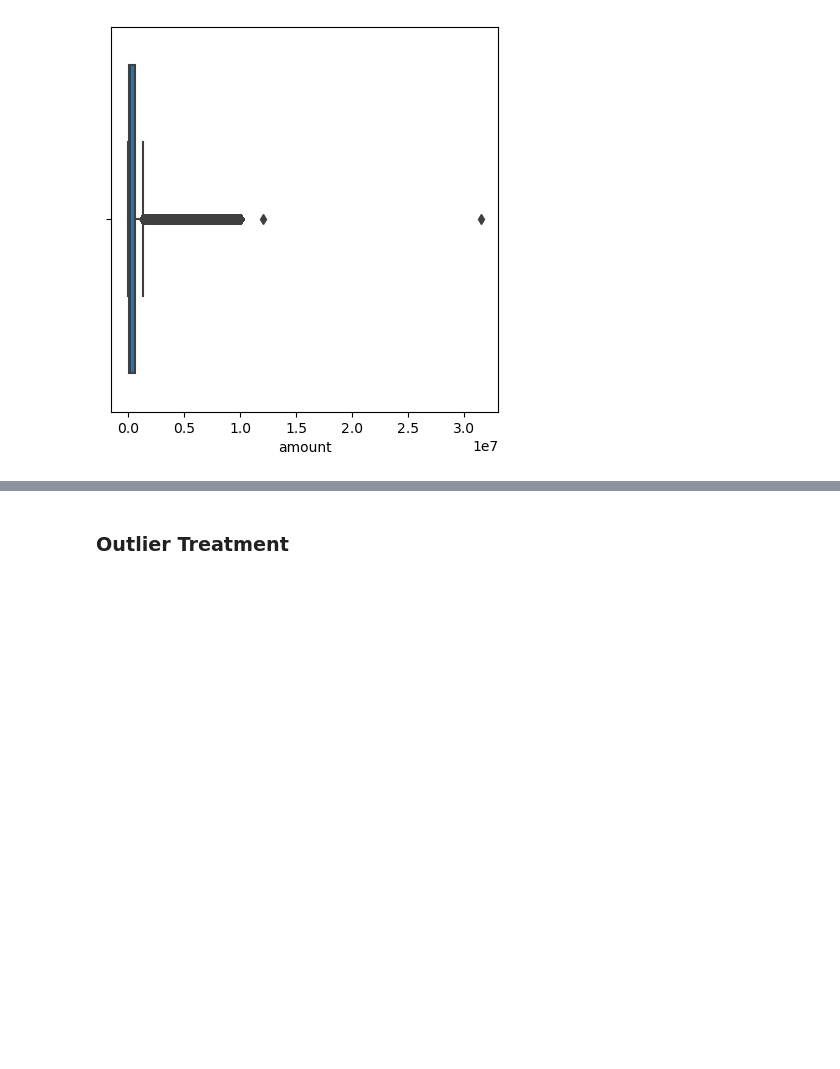
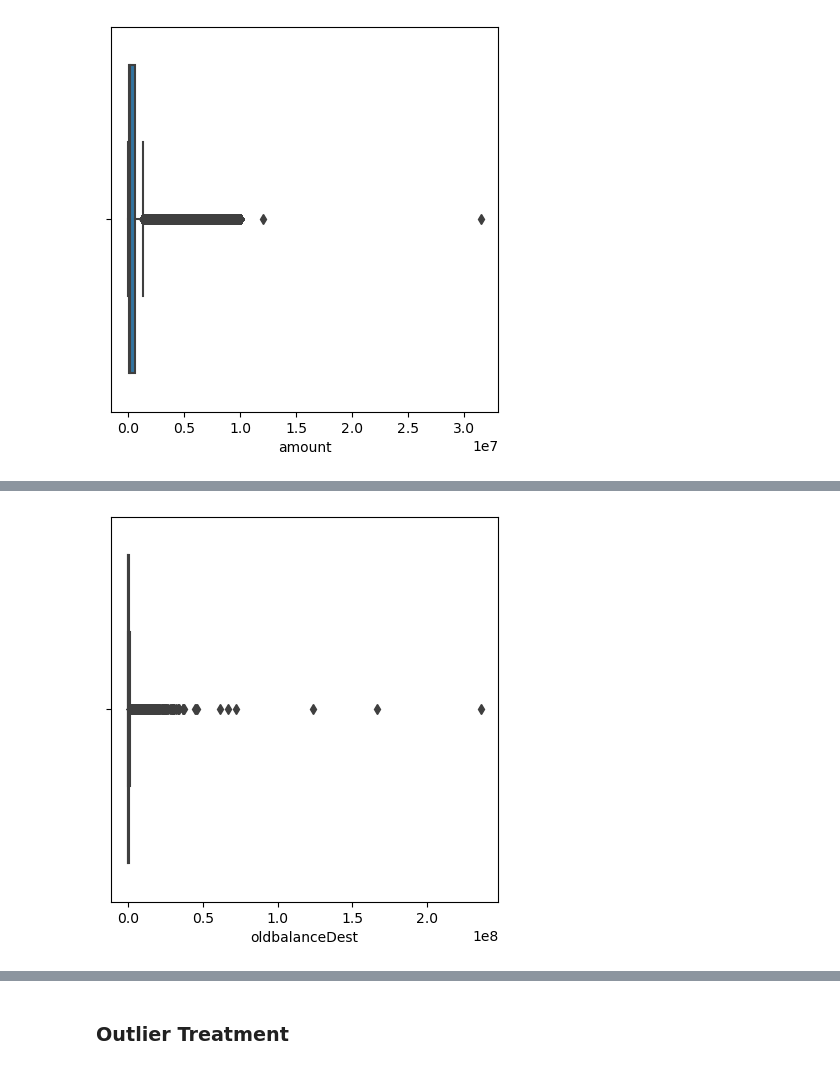
Before and after one commit to Sahil-Naik/Machine-Learning, a Jupyter notebook: Fraud Detection/Source_Code_V2.ipynb, the cells around one changed output, grey strips where cells are left out. Saved outputs shown, nothing was run; the diff lists cells and outputs as text; code cells hidden in the pictures; blank space fills up the shorter version.

```diff
--- a/Fraud Detection/Source_Code_V2.ipynb
+++ b/Fraud Detection/Source_Code_V2.ipynb
@@ -272,0 +301,7 @@ ax = sns.boxplot(x="amount", data=df)
+# %%
+# Checking outliers in 'amount' column
+
+plt.figure(figsize=(5,5))
+ax = sns.boxplot(x="oldbalanceDest", data=df)
+# %% [output]
+[figure, added]
```
Also changed, not shown: parts of 21 cells of this notebook.
